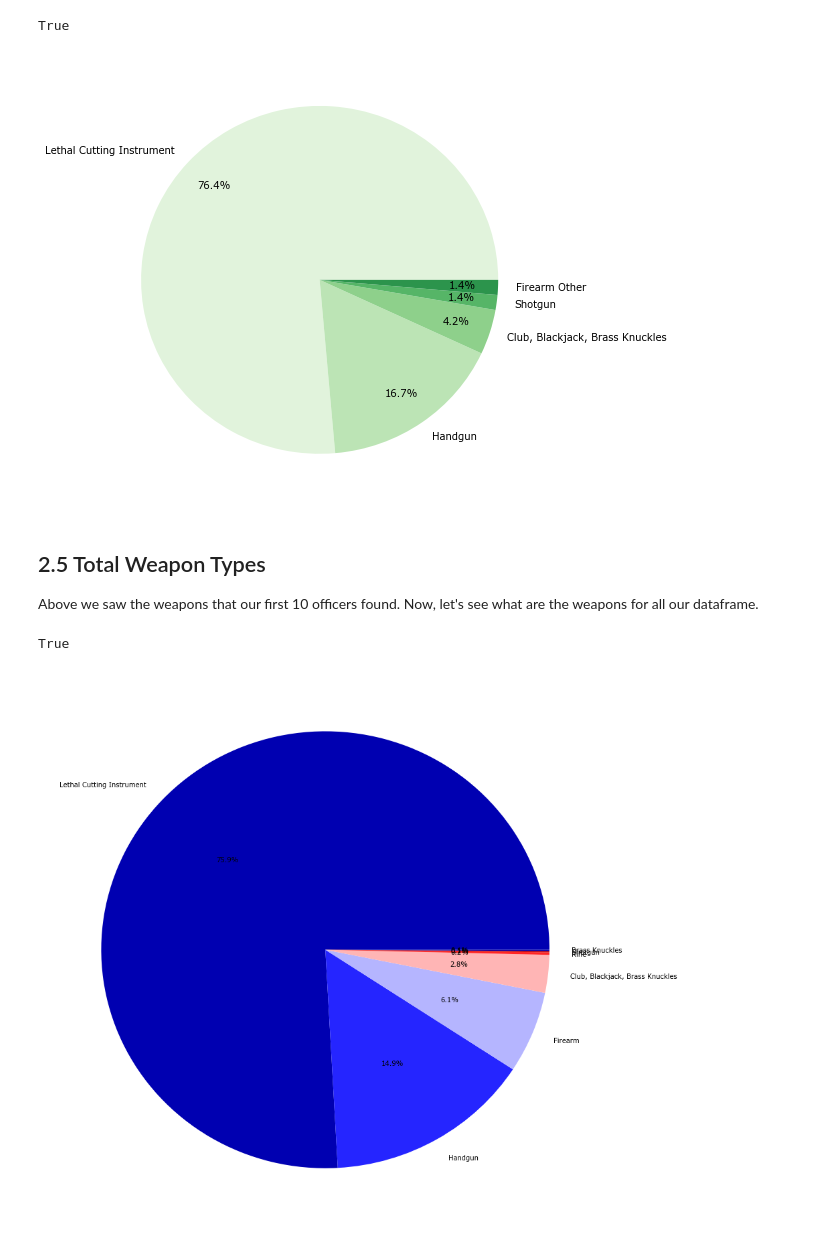
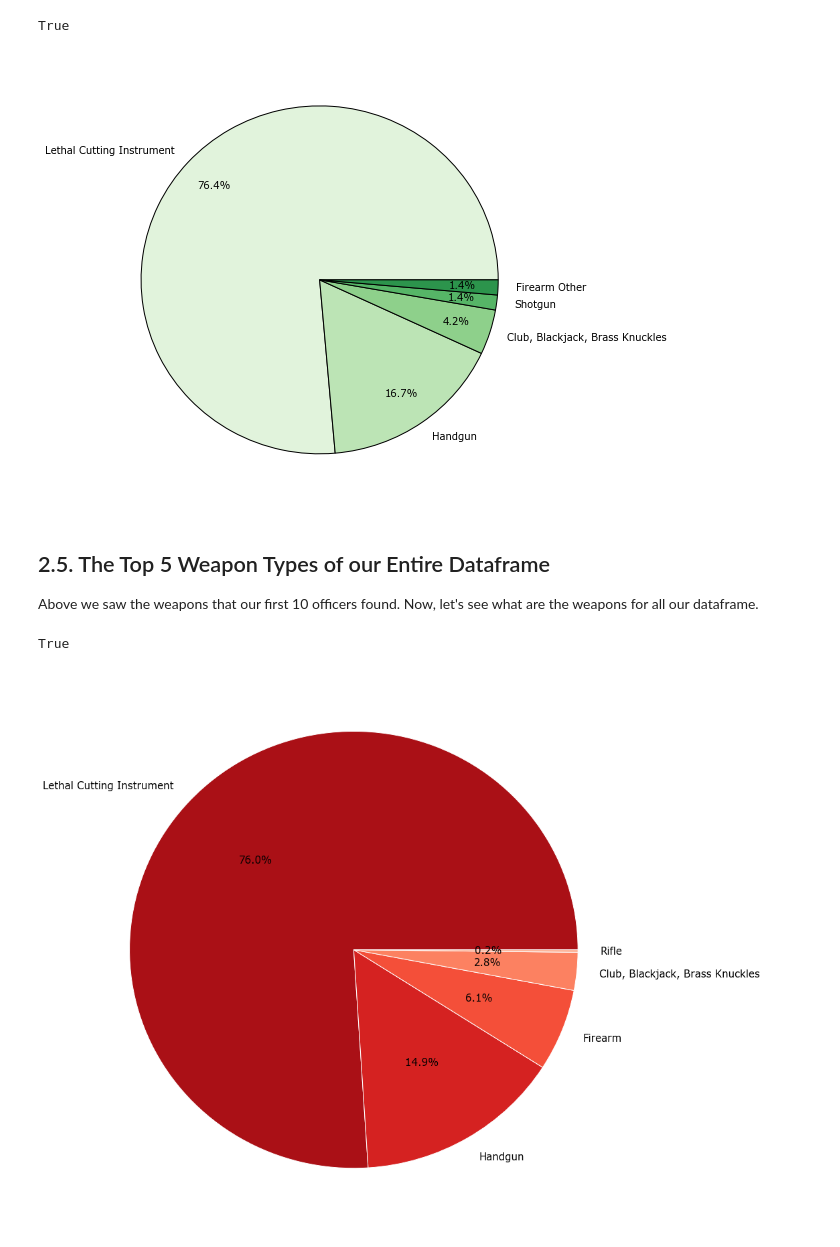
Before and after one commit to matheuswd/data-analysis, a Jupyter notebook: seattle-terry-stops/Terry Stops Analysis.ipynb, the cells around one changed output. Drawn from its saved outputs; the diff is of its cells as text; code cells hidden in the pictures.

Commit message:
Adding new charts to the exploratory analysis

```diff
--- a/seattle-terry-stops/Terry Stops Analysis.ipynb
+++ b/seattle-terry-stops/Terry Stops Analysis.ipynb
@@ -270,11 +272,14 @@ graph_weapons_officers = ax.pie(x=x_weapons,
                                 labels=y_weapons,
                                 autopct='%1.1f%%',
                                 pctdistance=0.8)
+
+for weapon in graph_weapons_officers[0]:
+    weapon.set_edgecolor('black')
 plt.show()
 # %% [output]
-[figure, old version]
+[figure, new version]
 # %% [markdown]
-## 2.5 Total Weapon Types
+## 2.5. The Top 5 Weapon Types of our Entire Dataframe
 Above we saw the weapons that our first 10 officers found. Now, let's see what are the weapons for all our dataframe.
 # %%
 filter_total_weapons = (df['Weapon_Type'] != '-') & (df['Weapon_Type'] != 'None')
@@ -284,20 +289,24 @@ True
 # %%
 df_total_weapons = df[filter_total_weapons]
 
 # Before we go ahead, I'll fix some Weapon Types to make it easier for us.
 df_total_weapons = df_total_weapons.replace({'Blackjack':'Club, Blackjack, Brass Knuckles',
-                          'Brass Knuckle':'Club, Blackjack, Brass Knuckles',
-                          'Club':'Club, Blackjack, Brass Knuckles',
-                          'Firearm Other':'Firearm', 'Firearm (unk type)':'Firearm'})
+                                             'Brass Knuckle':'Club, Blackjack, Brass Knuckles',
+                                             'Club':'Club, Blackjack, Brass Knuckles',
+                                             'Firearm Other':'Firearm', 'Firearm (unk type)':'Firearm'})
 
+max_weapon_on_chart = 5
 #chart config
-sns.set_palette('seismic')
+sns.set_palette('Reds_r')
 fig, ax = plt.subplots()
 fig.set_size_inches(15,15)
 
-x_total_weapons = df_total_weapons['Weapon_Type'].value_counts()
-y_total_weapons = df_total_weapons['Weapon_Type'].value_counts().index
+x_total_weapons = df_total_weapons['Weapon_Type'].value_counts()[:max_weapon_on_chart]
+y_total_weapons = df_total_weapons['Weapon_Type'].value_counts().index[:max_weapon_on_chart]
 
-graph_total_weapons = ax.pie(x=x_total_weapons, labels=y_total_weapons, autopct='%1.1f%%')
+graph_total_weapons = ax.pie(x=x_total_weapons, labels=y_total_weapons, autopct='%1.1f%%', textprops={'fontsize': 15})
+
+for weapon in graph_total_weapons[0]:
+    weapon.set_edgecolor('white')
 # %% [output]
-[figure, old version]
+[figure, new version]
```
Also changed, not shown: parts of 9 cells of this notebook.
